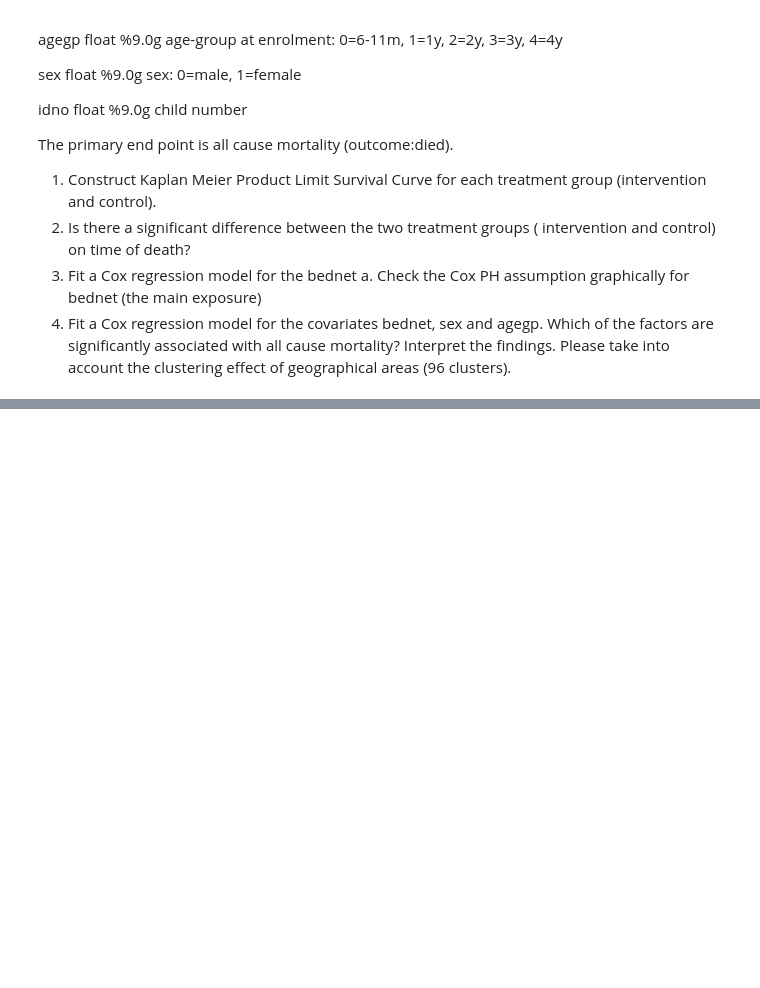
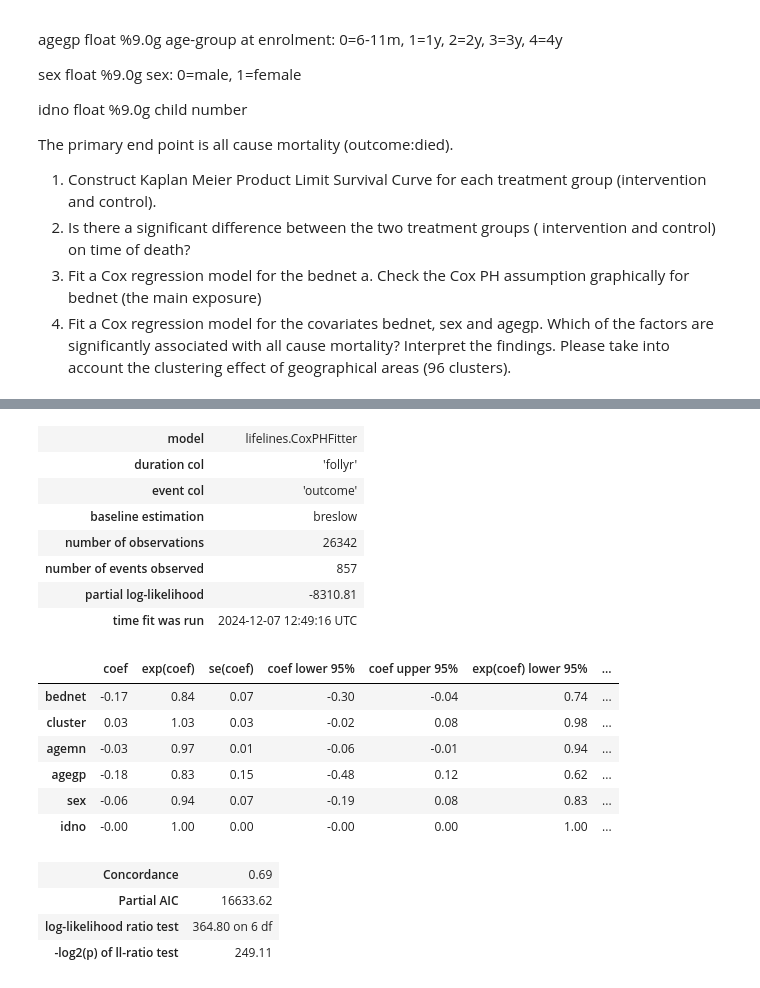
Before and after one commit to DegaregeN/survival-analysis-, a Jupyter notebook: survival_analysis.ipynb, the cells around one changed output, grey strips where cells are left out. Drawn from its saved outputs; the diff is of its cells as text; code cells hidden in the pictures; blank space fills up the shorter version.

```diff
--- a/survival_analysis.ipynb
+++ b/survival_analysis.ipynb
@@ -45,0 +121,33 @@ clusters).
+# %%
+from lifelines import CoxPHFitter
+
+# Load the dataset
+# Assuming `data` is a pandas DataFrame already loaded
+# Columns: 'follyr' (time), 'outcome' (event), 'bednet' (main exposure), 'cluster' (stratification variable)
+
+# Fit the Cox model
+cph = CoxPHFitter()
+cph.fit(data[['follyr', 'outcome', 'bednet','cluster',	'agemn', 'agegp', 'sex','idno']], duration_col='follyr', event_col='outcome')
+
+# Display the model summary
+cph.print_summary()
+# %% [output]
+| model | lifelines.CoxPHFitter |
+| duration col | 'follyr' |
+| event col | 'outcome' |
+| baseline estimation | breslow |
+| number of observations | 26342 |
+| number of events observed | 857 |
+| partial log-likelihood | -8310.81 |
+| time fit was run | 2024-12-07 12:49:16 UTC |
+|  | coef | exp(coef) | se(coef) | coef lower 95% | coef upper 95% | exp(coef) lower 95% | ... |
+| bednet | -0.17 | 0.84 | 0.07 | -0.30 | -0.04 | 0.74 | ... |
+| cluster | 0.03 | 1.03 | 0.03 | -0.02 | 0.08 | 0.98 | ... |
+| agemn | -0.03 | 0.97 | 0.01 | -0.06 | -0.01 | 0.94 | ... |
+| agegp | -0.18 | 0.83 | 0.15 | -0.48 | 0.12 | 0.62 | ... |
+| sex | -0.06 | 0.94 | 0.07 | -0.19 | 0.08 | 0.83 | ... |
+| idno | -0.00 | 1.00 | 0.00 | -0.00 | 0.00 | 1.00 | ... |
+| Concordance | 0.69 |
+| Partial AIC | 16633.62 |
+| log-likelihood ratio test | 364.80 on 6 df |
+| -log2(p) of ll-ratio test | 249.11 |
```
Also changed, not shown: parts of 13 cells of this notebook.
